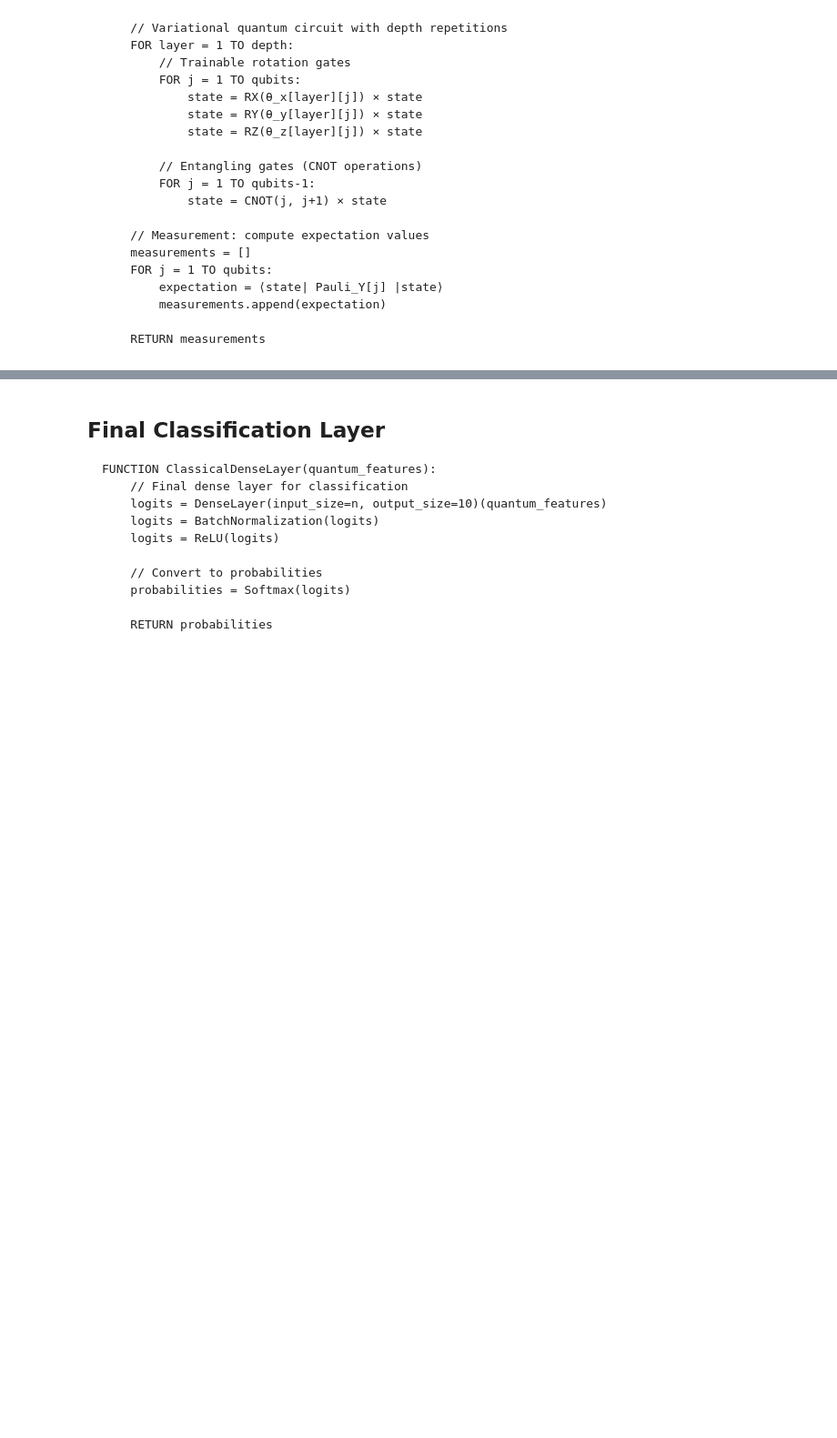
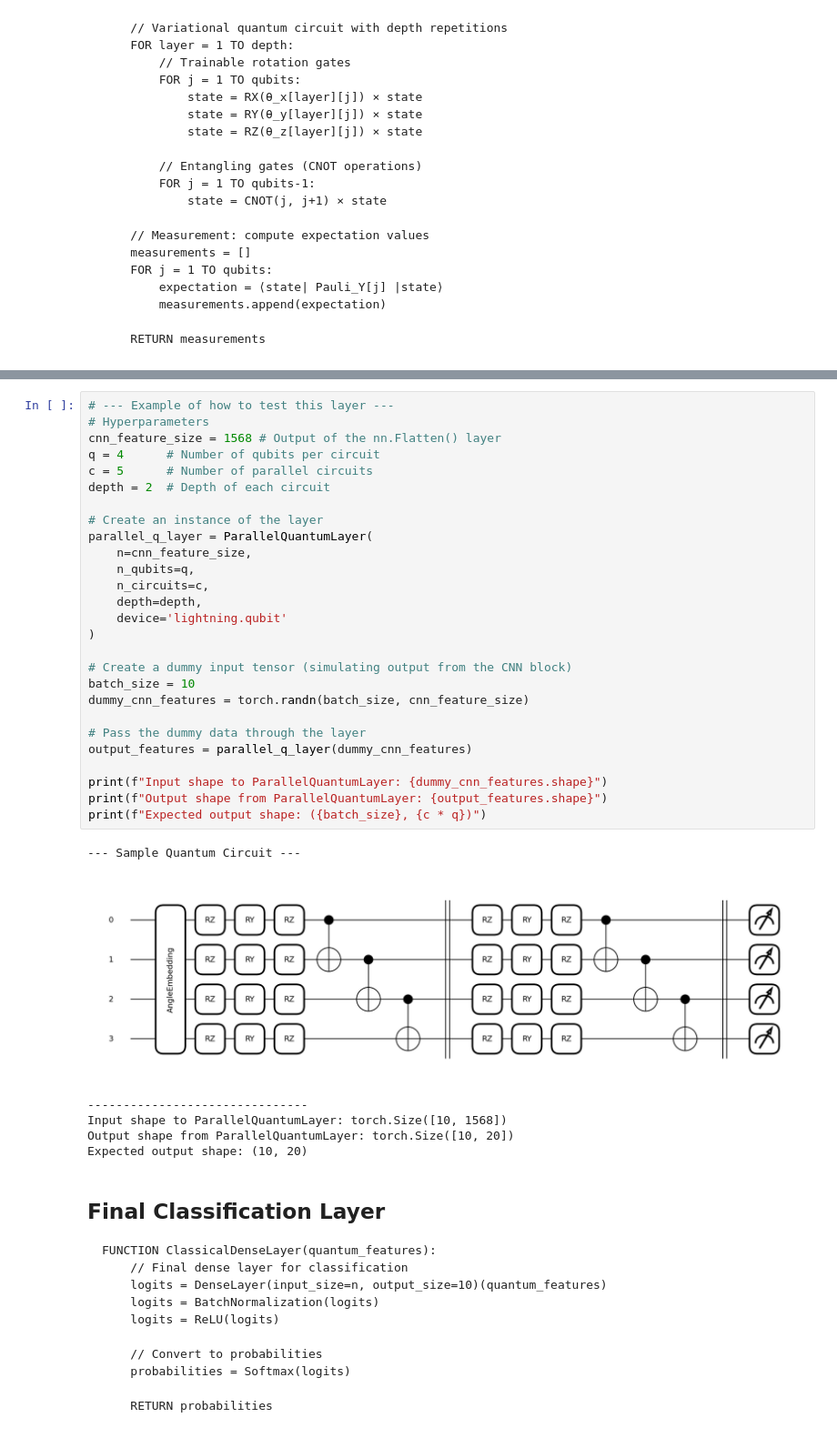
Before and after one commit to pk-2004/quantum-classification, a Jupyter notebook: HQNN/HQNN-Parallel-manual.ipynb, the cells around one changed output, grey strips where cells are left out. Shown at 91% size. Saved outputs shown, nothing was run; the diff lists cells and outputs as text; blank space fills up the shorter version.

```diff
--- a/HQNN/HQNN-Parallel-manual.ipynb
+++ b/HQNN/HQNN-Parallel-manual.ipynb
@@ -367,3 +288,37 @@ class ParallelQuantumLayer(tf.keras.layers.Layer):
+# %%
+# --- Example of how to test this layer ---
+# Hyperparameters
+cnn_feature_size = 1568 # Output of the nn.Flatten() layer
+q = 4      # Number of qubits per circuit
+c = 5      # Number of parallel circuits
+depth = 2  # Depth of each circuit
+
+# Create an instance of the layer
+parallel_q_layer = ParallelQuantumLayer(
+    n=cnn_feature_size,
+    n_qubits=q,
+    n_circuits=c,
+    depth=depth,
+    device='lightning.qubit'
+)
+
+# Create a dummy input tensor (simulating output from the CNN block)
+batch_size = 10
+dummy_cnn_features = torch.randn(batch_size, cnn_feature_size)
+
+# Pass the dummy data through the layer
+output_features = parallel_q_layer(dummy_cnn_features)
+
+print(f"Input shape to ParallelQuantumLayer: {dummy_cnn_features.shape}")
+print(f"Output shape from ParallelQuantumLayer: {output_features.shape}")
+print(f"Expected output shape: ({batch_size}, {c * q})")
+# %% [output]
+--- Sample Quantum Circuit ---
+[figure, added]
+-------------------------------
+Input shape to ParallelQuantumLayer: torch.Size([10, 1568])
+Output shape from ParallelQuantumLayer: torch.Size([10, 20])
+Expected output shape: (10, 20)
 # %% [markdown]
 ## Final Classification Layer
 
```
Also changed, not shown: parts of 24 cells of this notebook, 1 other file.
